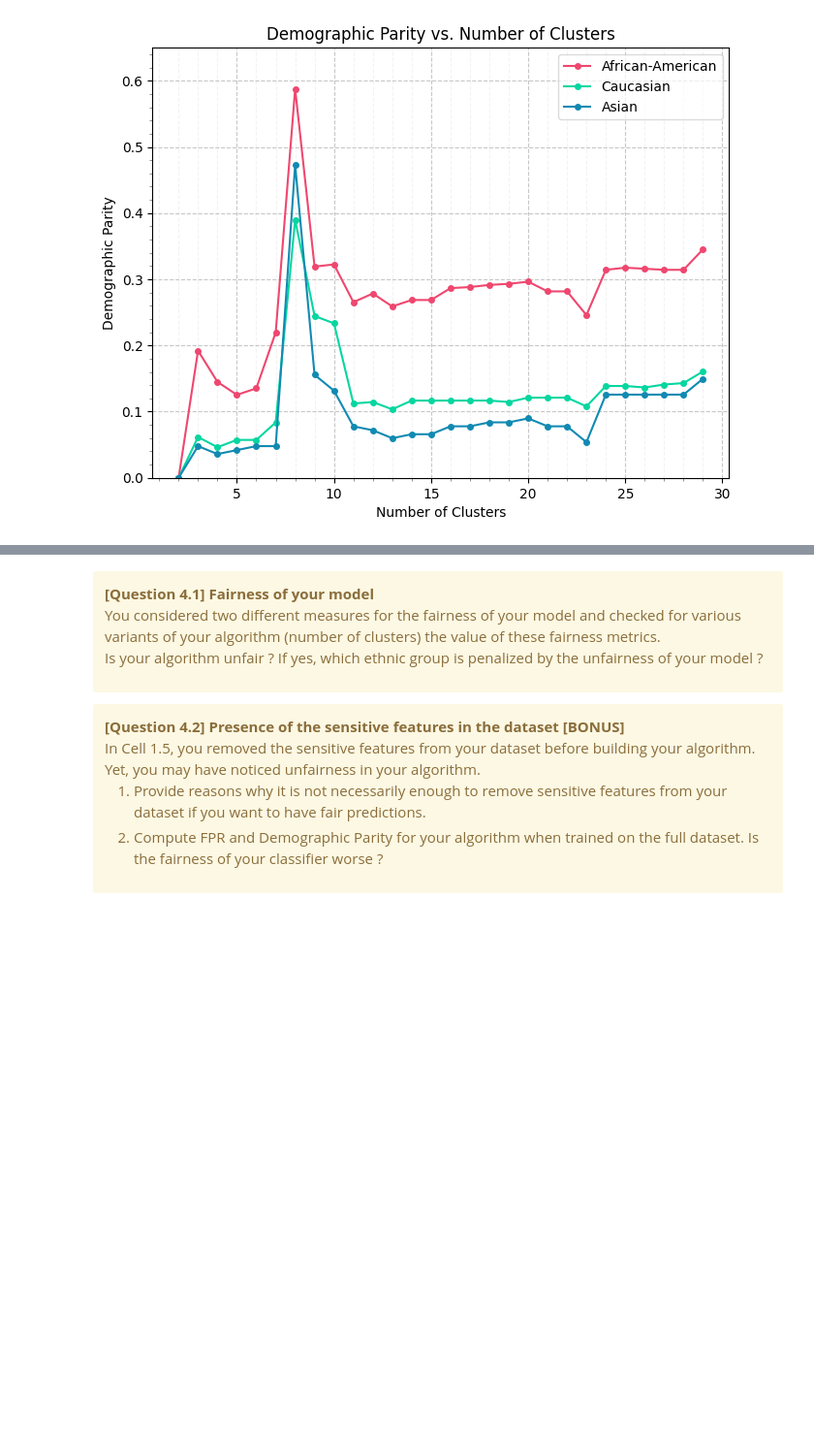
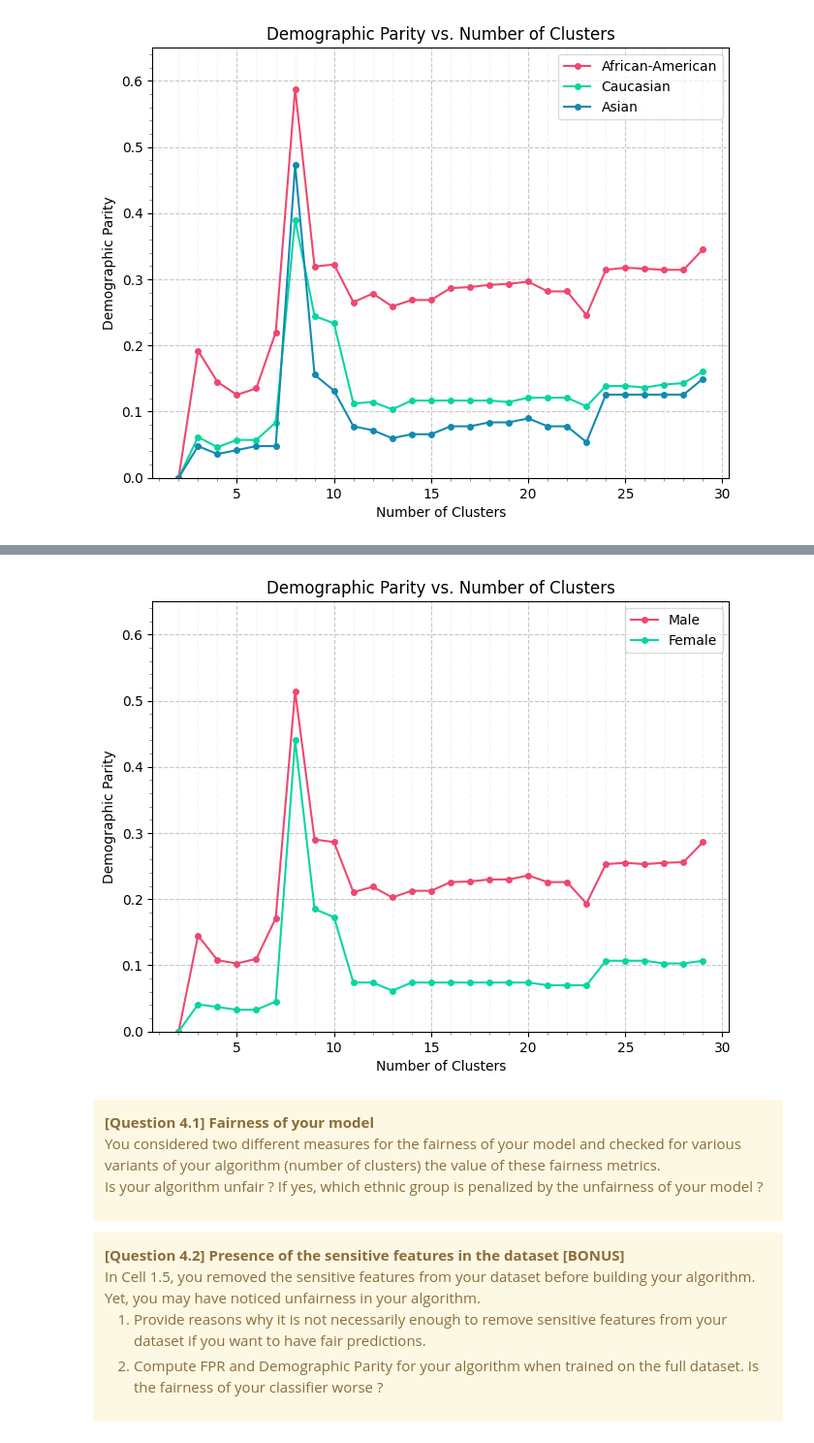
Before and after one commit to Potomolo/LEPL1109-CraHackaton, a Jupyter notebook: Hackaton_3/H3-Clustering-Student.ipynb, the cells around one changed output, grey strips where cells are left out. Shown at 97% size. Cells and saved outputs as stored; diff of their text form; code cells hidden in the pictures; blank space fills up the shorter version.

Commit message:
Demog_parity et TPR pour Homme-Femme

```diff
--- a/Hackaton_3/H3-Clustering-Student.ipynb
+++ b/Hackaton_3/H3-Clustering-Student.ipynb
@@ -1412,3 +1449,66 @@ demographic_parity for 28 clusters : {'African-American': 0.31433224755700323, '
 
 demographic_parity for 29 clusters : {'African-American': 0.34527687296416937, 'Caucasian': 0.16079295154185022, 'Asian': 0.1497005988023952}
 [figure]
+# %%
+def compute_demographic_parity(y_pred, group_labels):
+    unique_groups = np.unique(group_labels)
+    demographic_parity = {}
+
+    for group in unique_groups:
+        # Create a boolean mask for the current group
+        group_mask = group_labels == group
+
+        # Calculate the proportion of positive predictions for the group
+        group_pred = y_pred[group_mask]
+        positive_rate = np.mean(group_pred == 1)
+
+        #demographic_parity[group] = positive_rate
+        # FOR BETTER VISIBILITY WHEN PRINTING :
+        demographic_parity[ list(sex_map.keys())[list( sex_map.values() ).index(group)] ] = float(positive_rate) # FILL DEMO_PARITY DICT WITH RACE_NAME RETRIEVED FROM THE NUMERICAL VALUE (group) USING RACE_MAP DICTIONNARY
+
+    return demographic_parity
+
+sex_map = {
+    "Male":0,
+    "Female":1
+}
+
+sex_names = list(sex_map.keys()) # ['African-American', 'Caucasian', 'Asian', 'Other', 'Hispanic', 'Native American']
+sex_values = list(sex_map.values()) # [0, 1, 2, 3, 4, 5]
+
+X_train, X_test, y_train, y_test, group_train, group_val = train_test_split(X, y, sex_mapped,test_size=0.2, shuffle=True, random_state=42)
+
+
+#COUNT & PRINT NUMBER OF PEOPLE OF EACH RACE AND VERIFY IF WE HAVE EVERYONE
+total_people=0
+for i,seX in enumerate(sex_names):
+    total_people += np.sum(np.where(group_val == i, 1, 0))
+    print("Number of {0} people : ".format(seX) + str(np.sum(np.where(group_val == i, 1, 0))))
+print("Do we have everyone ? : " + str(total_people == len(group_val)) + "   (tot_people = " + str(len(group_val)) + ") \n")
+
+parity_matrix = [] # MATRIX OF 28 ROWS, EACH ROW FILLED WITH THE 6 RACES' PARITY (28 X 6)
+
+for i in range(2,n):
+    kmeans = KMeans(n_clusters=i, random_state=random_seed)
+    y_pred = np.array(compute_y_pred(kmeans, X_train, X_test, y_train))
+    nth_parities = compute_demographic_parity(y_pred,group_val) # CALCULATE THE 6 RACES' PARITIES FOR i CLUSTERS
+    print("demographic_parity for {0} clusters : ".format(i) + str(nth_parities) + "\n")
+    parity_matrix.append(list(nth_parities.values())) #ADD ROW OF PARITIES FOR i CLUSTERS (1 X 6)
+
+#['#ef476f', '#f78c6b', '#ffd166', '#06d6a0', '#118ab2', '#073b4c']
+#['#ef476f', '#f78c6b', '#ffd166', '#06d6a0', '#118ab2', '#073b4c']
+plt.figure(figsize=(7.68,5.76))
+for i,color in zip([0,1,2],['#ef476f', '#06d6a0']):
+    plt.plot(np.arange(2,n), [row[i] for row in parity_matrix], marker='o', markersize=4, linestyle='-', color=color, label=sex_names[i])
+plt.xlabel("Number of Clusters")
+plt.ylabel("Demographic Parity")
+plt.ylim((0,0.65))
+plt.title("Demographic Parity vs. Number of Clusters")
+plt.minorticks_on()
+plt.tick_params(axis='x', which='minor', length=2, color='gray')
+plt.tick_params(axis='y', which='minor', length=2, color='gray')
+plt.grid(True,which='major', linestyle="--", alpha=0.7)
+plt.grid(axis='x', which='minor', linestyle='--', alpha=0.15)
+plt.legend(loc='best',fontsize = 'medium',framealpha=0.7,draggable=True)
+plt.show()
+# %% [output]
@@ -1415,3 +1532,4 @@ demographic_parity for 29 clusters : {'African-American': 0.34527687296416937, '
+[figure, added]
 # %% [markdown]
 <div class="alert alert-warning">
 <b>[Question 4.1] Fairness of your model </b>  <br>
```
Also changed, not shown: parts of 5 cells of this notebook.
